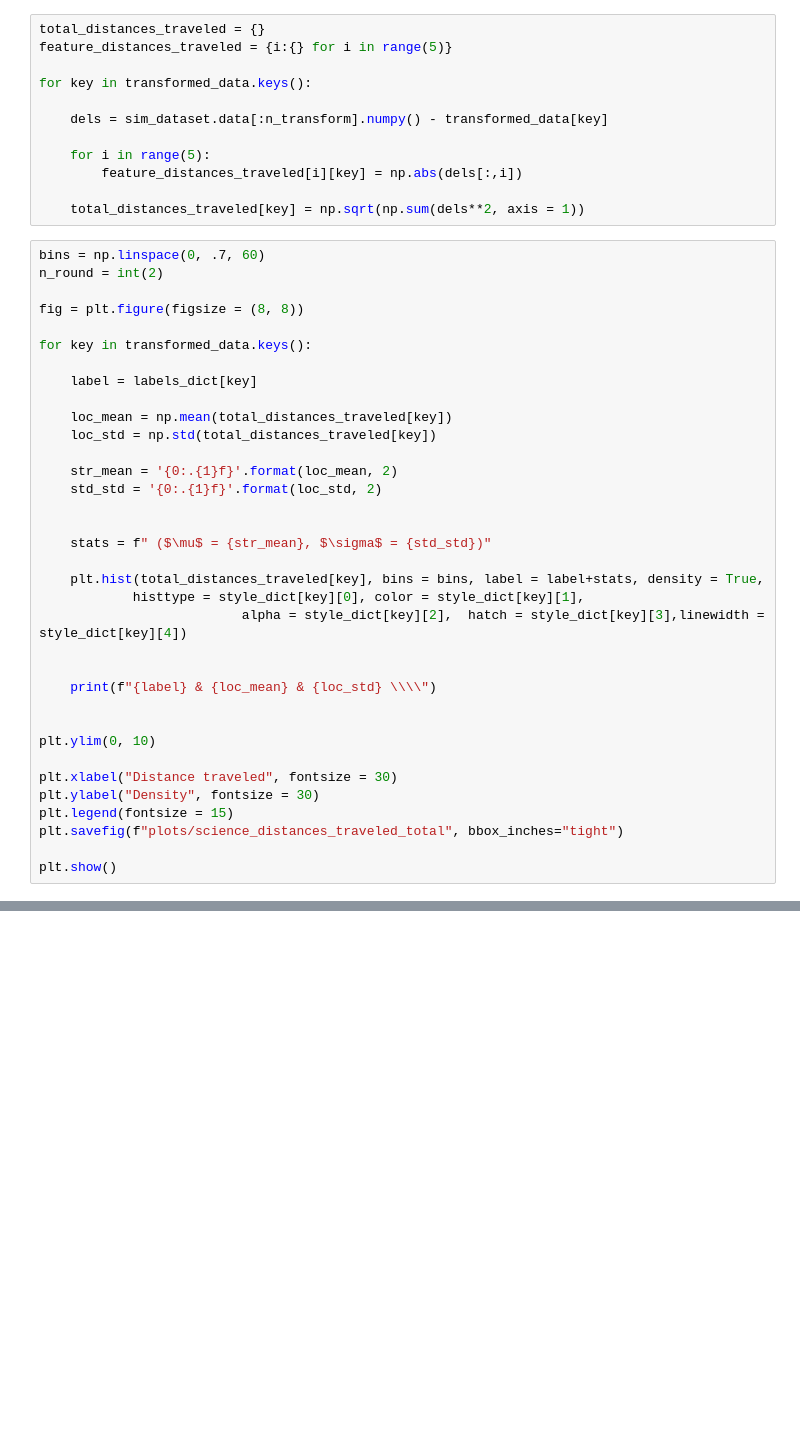
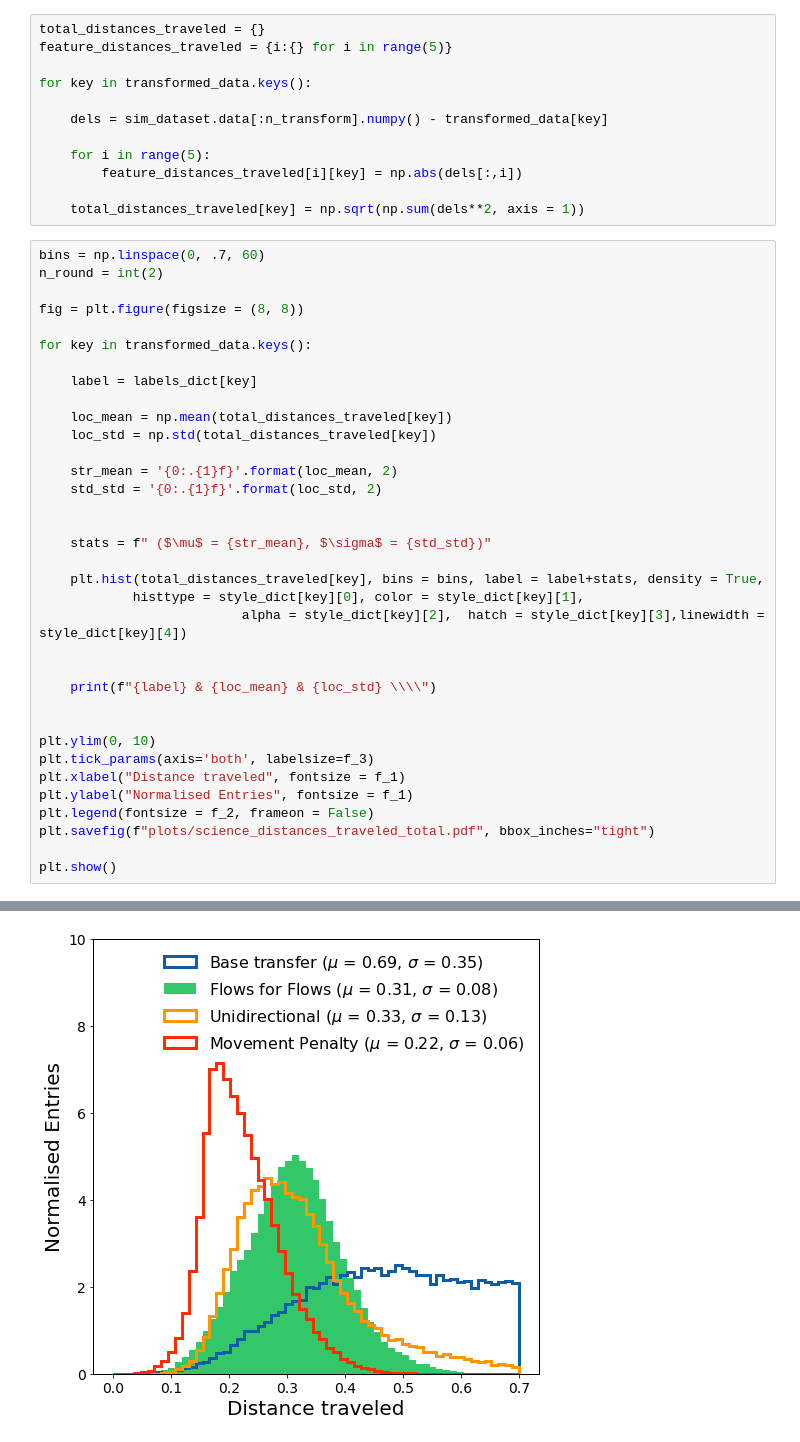
Before and after one commit to rmastand/flows4flows, a Jupyter notebook: paper_plots_science.ipynb, the cells around one changed output, grey strips where cells are left out. Drawn from its saved outputs; the diff is of its cells as text; blank space fills up the shorter version.

```diff
--- a/paper_plots_science.ipynb
+++ b/paper_plots_science.ipynb
@@ -327,10 +337,11 @@ for key in transformed_data.keys():
 
 
 plt.ylim(0, 10)
-
-plt.xlabel("Distance traveled", fontsize = 30)
-plt.ylabel("Density", fontsize = 30)
-plt.legend(fontsize = 15)
-plt.savefig(f"plots/science_distances_traveled_total", bbox_inches="tight")
+plt.tick_params(axis='both', labelsize=f_3)
+plt.xlabel("Distance traveled", fontsize = f_1)
+plt.ylabel("Normalised Entries", fontsize = f_1)
+plt.legend(fontsize = f_2, frameon = False)
+plt.savefig(f"plots/science_distances_traveled_total.pdf", bbox_inches="tight")
 
 plt.show()
+# %% [output]
@@ -337,3 +352,4 @@ plt.show()
+[figure, added]
 # %%
 bins = np.linspace(0, .4, 60)
 
```
Also changed, not shown: parts of 6 cells of this notebook.
